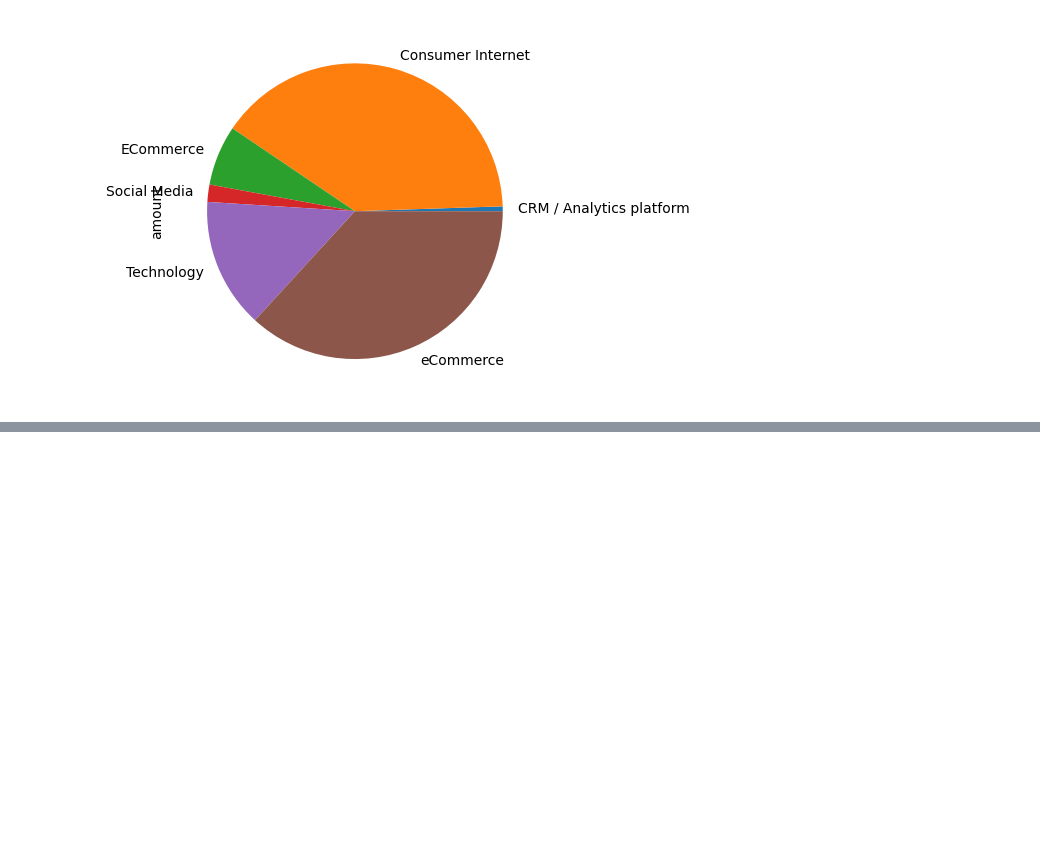
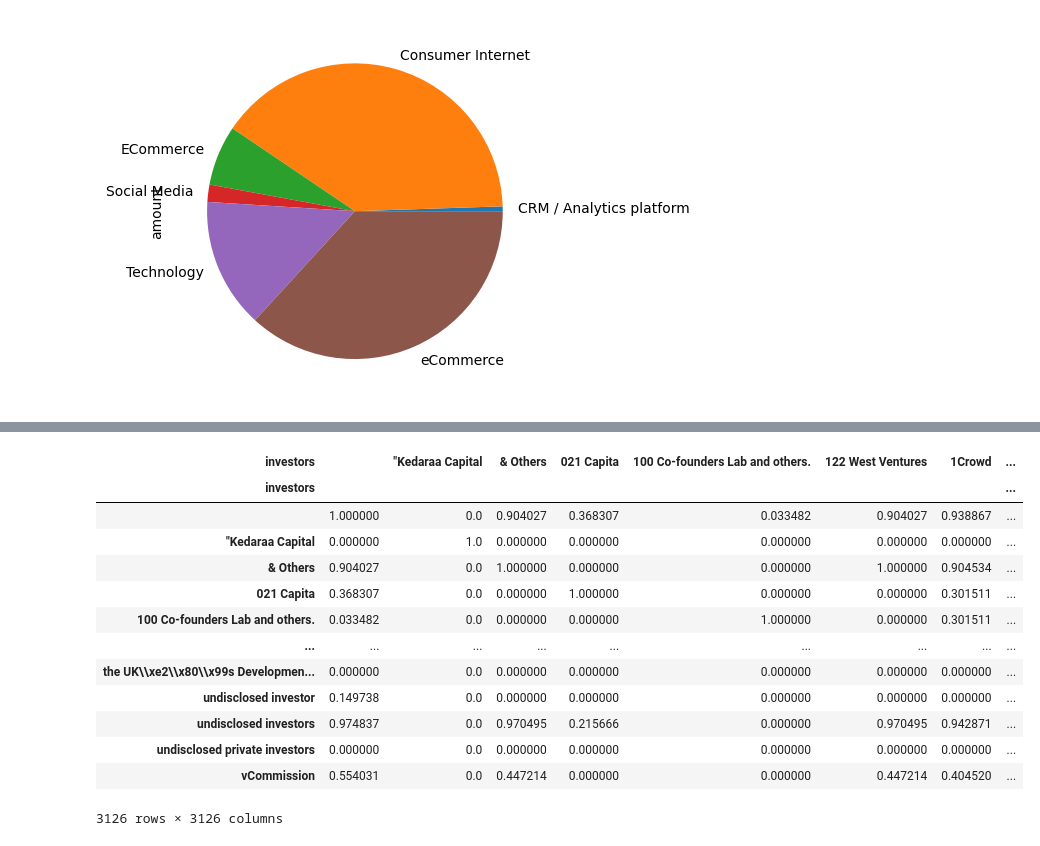
Before and after one commit to s-a-n-d-ip/Indian-Startup-Funding-Analysis, a Jupyter notebook: analysis.ipynb, the cells around one changed output, grey strips where cells are left out. Drawn from its saved outputs; the diff is of its cells as text; code cells hidden in the pictures; blank space fills up the shorter version.

```diff
--- a/analysis.ipynb
+++ b/analysis.ipynb
@@ -307,0 +333,21 @@ df[df['investors'].str.contains(' IDG Ventures',regex=False,na=False)].groupby('
+# %%
+from sklearn.metrics.pairwise import cosine_similarity
+
+temp = df.copy()
+
+temp['investors'] = (
+    temp['investors']
+    .str.split(',')
+)
+
+temp = temp.explode('investors')
+
+temp['investors'] = (
+    temp['investors']
+    .str.strip()
+)
+
+pivot = pd.crosstab(
+    temp['investors'],
+    temp['vertical']
+)
@@ -307,0 +372,3 @@ df[df['investors'].str.contains(' IDG Ventures',regex=False,na=False)].groupby('
+# %%
+sim=cosine_similarity(pivot)
+sim
@@ -307,0 +389,22 @@ df[df['investors'].str.contains(' IDG Ventures',regex=False,na=False)].groupby('
+# %%
+similarity_df = pd.DataFrame(
+    sim,
+    index=pivot.index,
+    columns=pivot.index
+)
+similarity_df
+# %% [output]
+| investors |  | "Kedaraa Capital | & Others | 021 Capita | 100 Co-founders Lab and others. | 122 West Ventures | 1Crowd | ... |
+| investors |  |  |  |  |  |  |  | ... |
+|  | 1.000000 | 0.0 | 0.904027 | 0.368307 | 0.033482 | 0.904027 | 0.938867 | ... |
+| "Kedaraa Capital | 0.000000 | 1.0 | 0.000000 | 0.000000 | 0.000000 | 0.000000 | 0.000000 | ... |
+| & Others | 0.904027 | 0.0 | 1.000000 | 0.000000 | 0.000000 | 1.000000 | 0.904534 | ... |
+| 021 Capita | 0.368307 | 0.0 | 0.000000 | 1.000000 | 0.000000 | 0.000000 | 0.301511 | ... |
+| 100 Co-founders Lab and others. | 0.033482 | 0.0 | 0.000000 | 0.000000 | 1.000000 | 0.000000 | 0.301511 | ... |
+| ... | ... | ... | ... | ... | ... | ... | ... | ... |
+| the UK\\xe2\\x80\\x99s Developmen... | 0.000000 | 0.0 | 0.000000 | 0.000000 | 0.000000 | 0.000000 | 0.000000 | ... |
+| undisclosed investor | 0.149738 | 0.0 | 0.000000 | 0.000000 | 0.000000 | 0.000000 | 0.000000 | ... |
+| undisclosed investors | 0.974837 | 0.0 | 0.970495 | 0.215666 | 0.000000 | 0.970495 | 0.942871 | ... |
+| undisclosed private investors | 0.000000 | 0.0 | 0.000000 | 0.000000 | 0.000000 | 0.000000 | 0.000000 | ... |
+| vCommission | 0.554031 | 0.0 | 0.447214 | 0.000000 | 0.000000 | 0.447214 | 0.404520 | ... |
+3126 rows × 3126 columns
```
Also changed, not shown: parts of 10 cells of this notebook, 2 other files.
